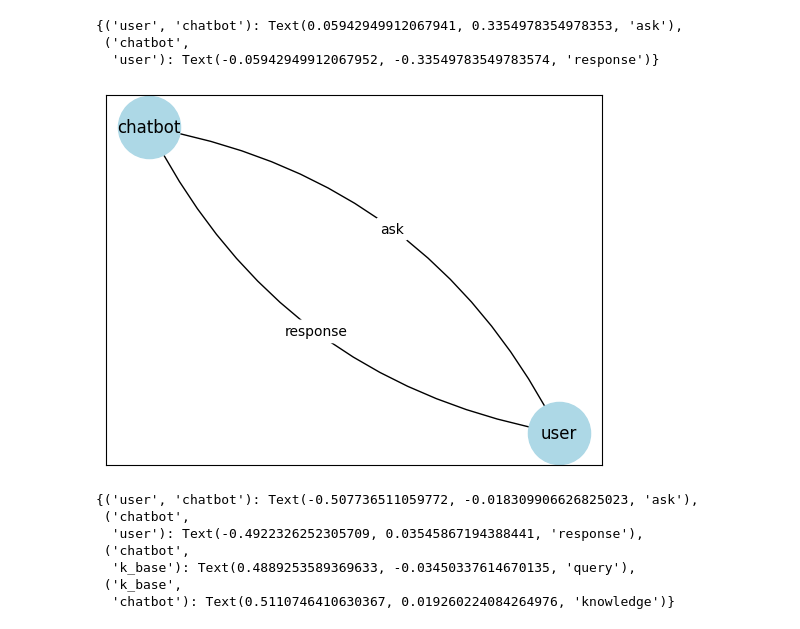
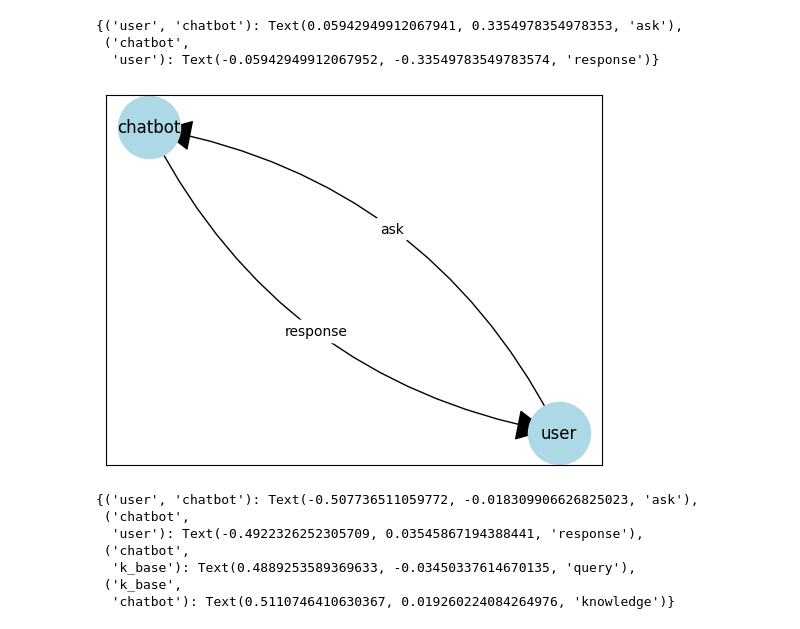
Before and after one commit to TimothyLe/sp-agent, a Jupyter notebook: sp-agent.ipynb, the cells around one changed output. Cells and saved outputs as stored; diff of their text form; code cells hidden in the pictures.

Commit message:
fix networkx edges

```diff
--- a/sp-agent.ipynb
+++ b/sp-agent.ipynb
@@ -14,35 +14,35 @@ model = init_chat_model("anthropic:claude-3-5-sonnet-latest")
 # %%
 import networkx as nx
 import matplotlib.pyplot as plt
 import my_networkx as mnx
 
 # Chatbot without RAG
 G = nx.DiGraph()
 edge_list = [('user','chatbot',{'w': 'ask'}),
              ('chatbot','user',{'w': 'response'})]
 G.add_edges_from(edge_list)
 pos = nx.spring_layout(G, seed=5)
 fig, ax = plt.subplots()
 nx.draw_networkx_nodes(G, pos, ax=ax, node_color='lightblue',node_size=2000)
 nx.draw_networkx_labels(G, pos, ax=ax)
 curved_edges = [edge for edge in G.edges() if reversed(edge) in G.edges()]
 arc_rad = 0.25
-nx.draw_networkx_edges(G, pos, ax=ax, edgelist=curved_edges,
+nx.draw_networkx_edges(G, pos, ax=ax, edgelist=curved_edges, arrowsize=50,
                        connectionstyle=f'arc3, rad = {arc_rad}')
 
 edge_weights = nx.get_edge_attributes(G, 'w')
 curved_edge_labels = {edge: edge_weights[edge] for edge in curved_edges}
 mnx.my_draw_networkx_edge_labels(G, pos, ax=ax,
                              edge_labels=curved_edge_labels, rotate=False,
                              rad=arc_rad)
 
 # Summary: chatbot can respond to common questions but not with the latest or domain-specific knowledge
 # Ex: What's my mother's name?
 # %% [output]
 {('user', 'chatbot'): Text(0.05942949912067941, 0.3354978354978353, 'ask'),
  ('chatbot',
   'user'): Text(-0.05942949912067952, -0.33549783549783574, 'response')}
-[figure, old version]
+[figure, new version]
 # %%
 # RAG System
 G = nx.DiGraph()
```
